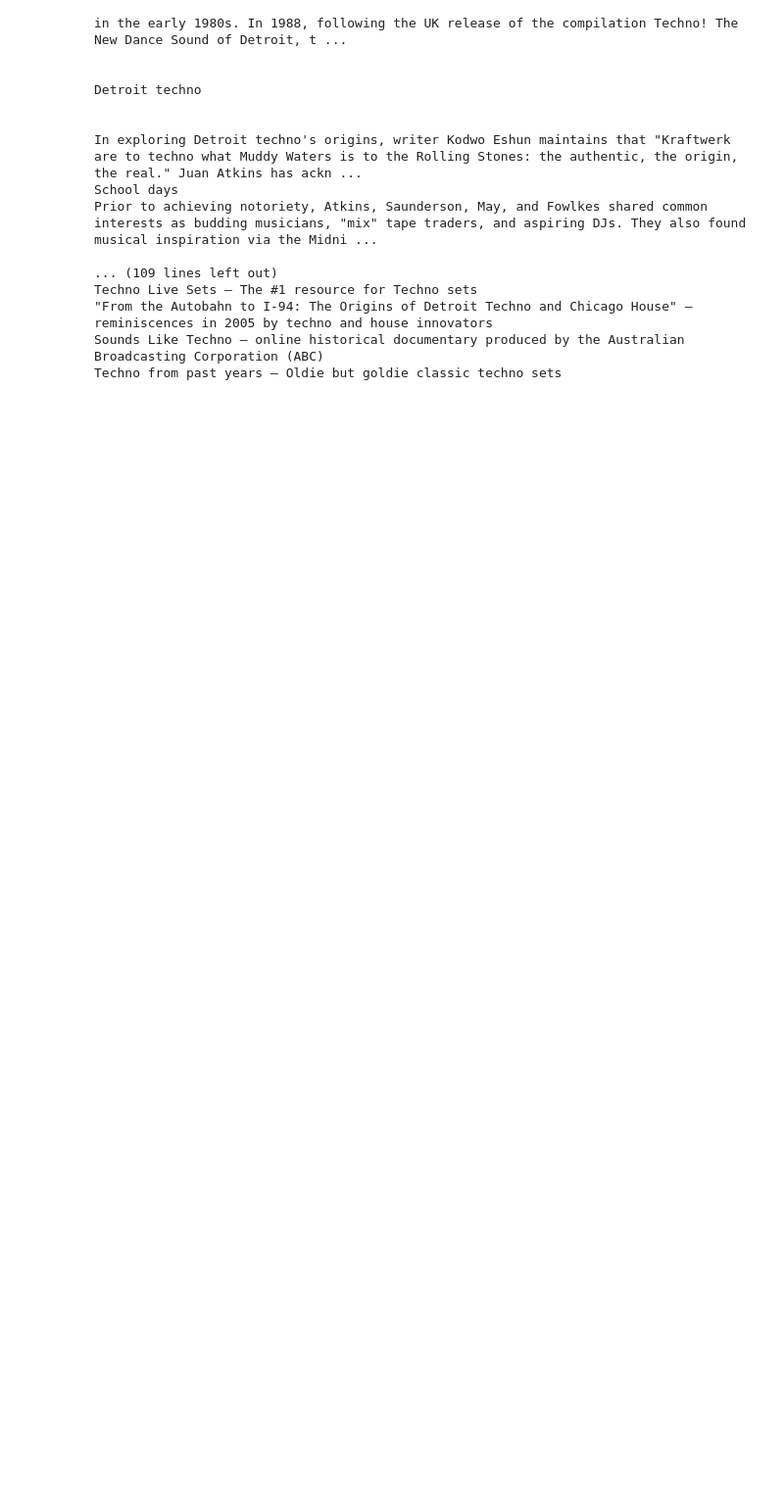
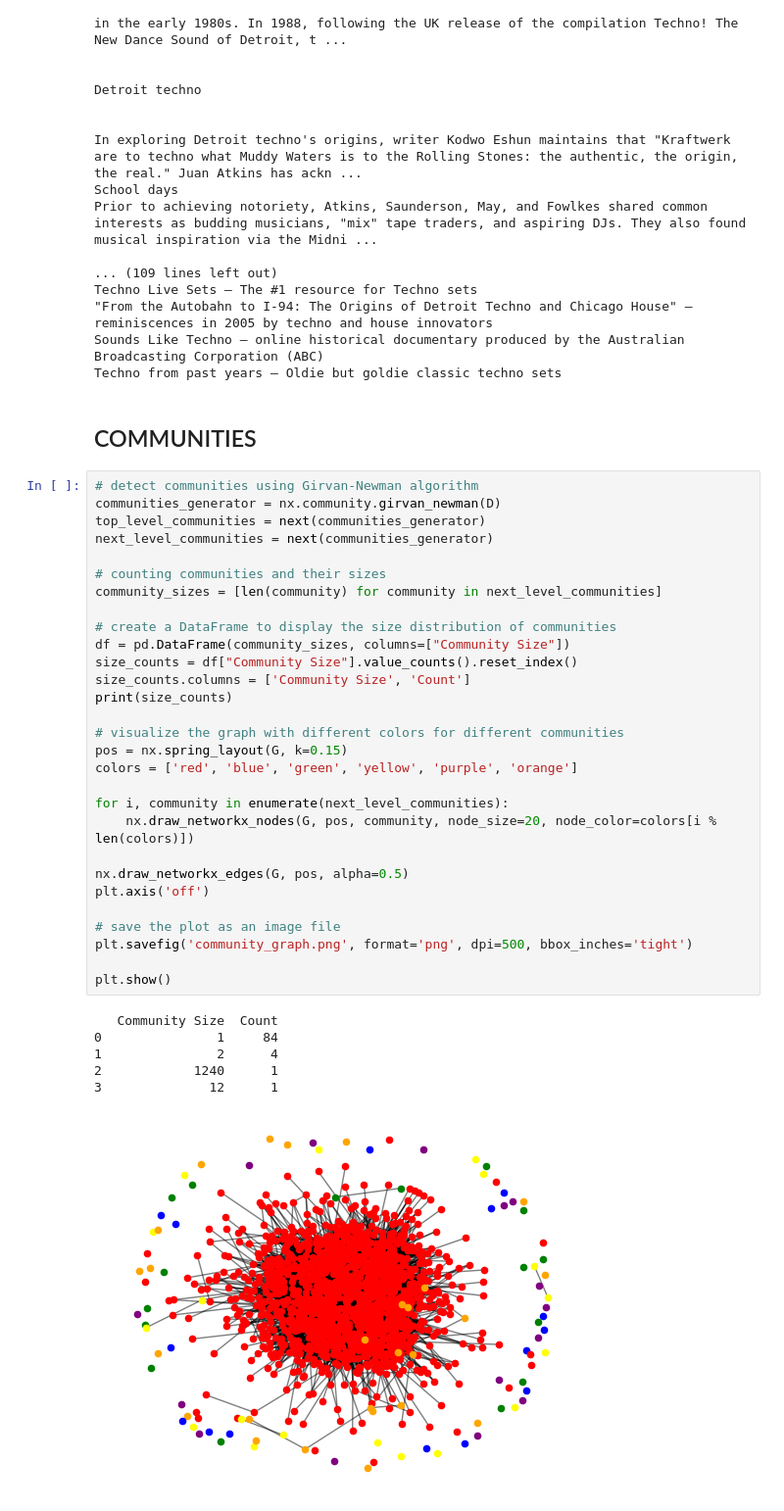
Before and after one commit to jakwisn/DTU-Social-Graphs-And-Interactions, a Jupyter notebook: Exploration__1.ipynb, the cells around one changed output. Shown at 98% size. Cells and saved outputs as stored; diff of their text form; blank space fills up the shorter version.

Commit message:
communities

```diff
--- a/Exploration__1.ipynb
+++ b/Exploration__1.ipynb
@@ -218,3 +220,41 @@ Techno Live Sets – The #1 resource for Techno sets
 "From the Autobahn to I-94: The Origins of Detroit Techno and Chicago House" – reminiscences in 2005 by techno and house innovators
 Sounds Like Techno – online historical documentary produced by the Australian Broadcasting Corporation (ABC)
 Techno from past years – Oldie but goldie classic techno sets
+# %% [markdown]
+## COMMUNITIES
+# %%
+# detect communities using Girvan-Newman algorithm
+communities_generator = nx.community.girvan_newman(D)
+top_level_communities = next(communities_generator)
+next_level_communities = next(communities_generator)
+
+# counting communities and their sizes
+community_sizes = [len(community) for community in next_level_communities]
+
+# create a DataFrame to display the size distribution of communities
+df = pd.DataFrame(community_sizes, columns=["Community Size"])
+size_counts = df["Community Size"].value_counts().reset_index()
+size_counts.columns = ['Community Size', 'Count']
+print(size_counts)
+
+# visualize the graph with different colors for different communities
+pos = nx.spring_layout(G, k=0.15)
+colors = ['red', 'blue', 'green', 'yellow', 'purple', 'orange']
+
+for i, community in enumerate(next_level_communities):
+    nx.draw_networkx_nodes(G, pos, community, node_size=20, node_color=colors[i % len(colors)])
+
+nx.draw_networkx_edges(G, pos, alpha=0.5)
+plt.axis('off')
+
+# save the plot as an image file
+plt.savefig('community_graph.png', format='png', dpi=500, bbox_inches='tight')
+
+plt.show()
+# %% [output]
+   Community Size  Count
+0               1     84
+1               2      4
+2            1240      1
+3              12      1
+[figure, added]
```
Also changed, not shown: parts of 9 cells of this notebook, 7 other files.
